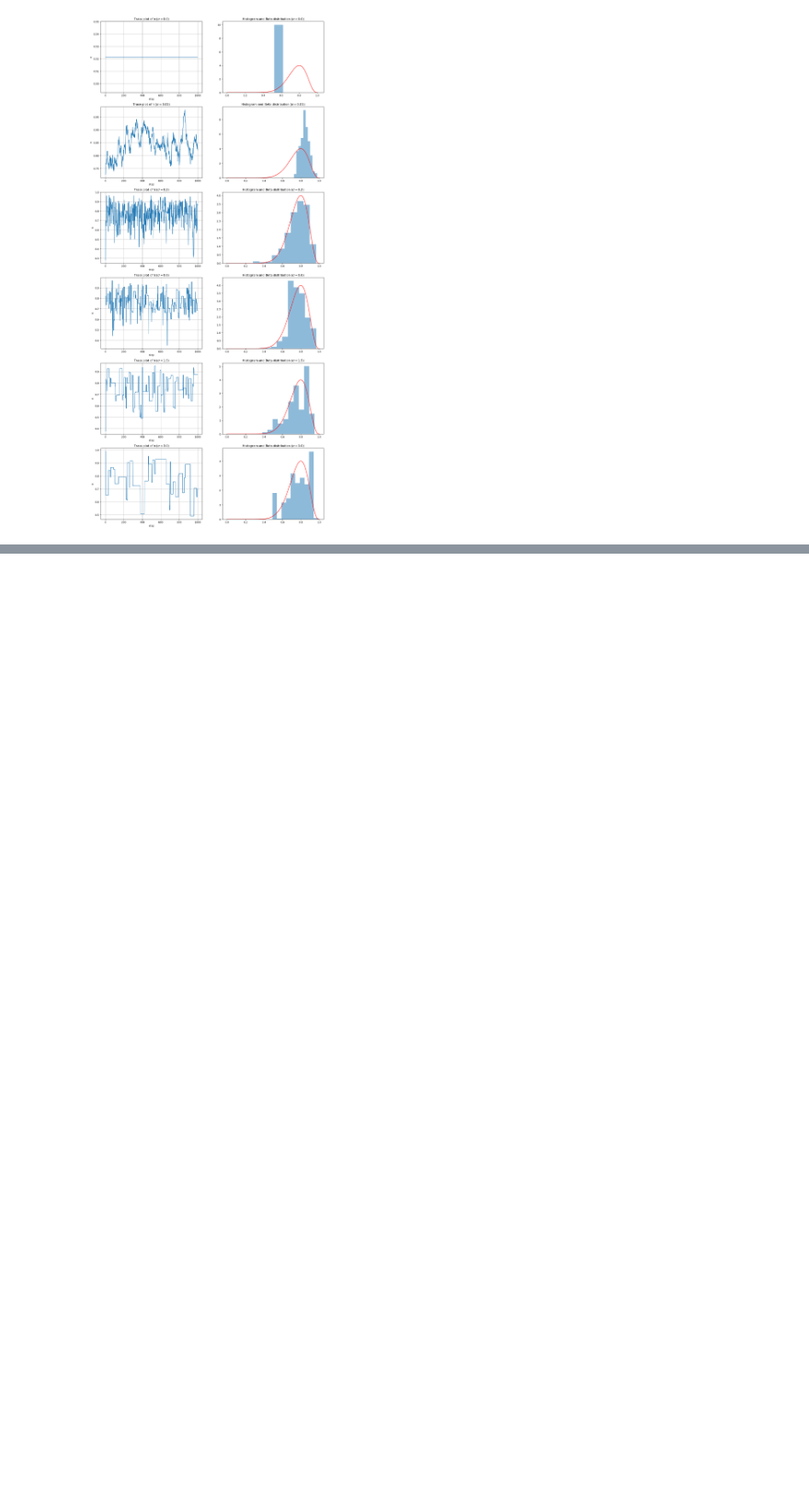
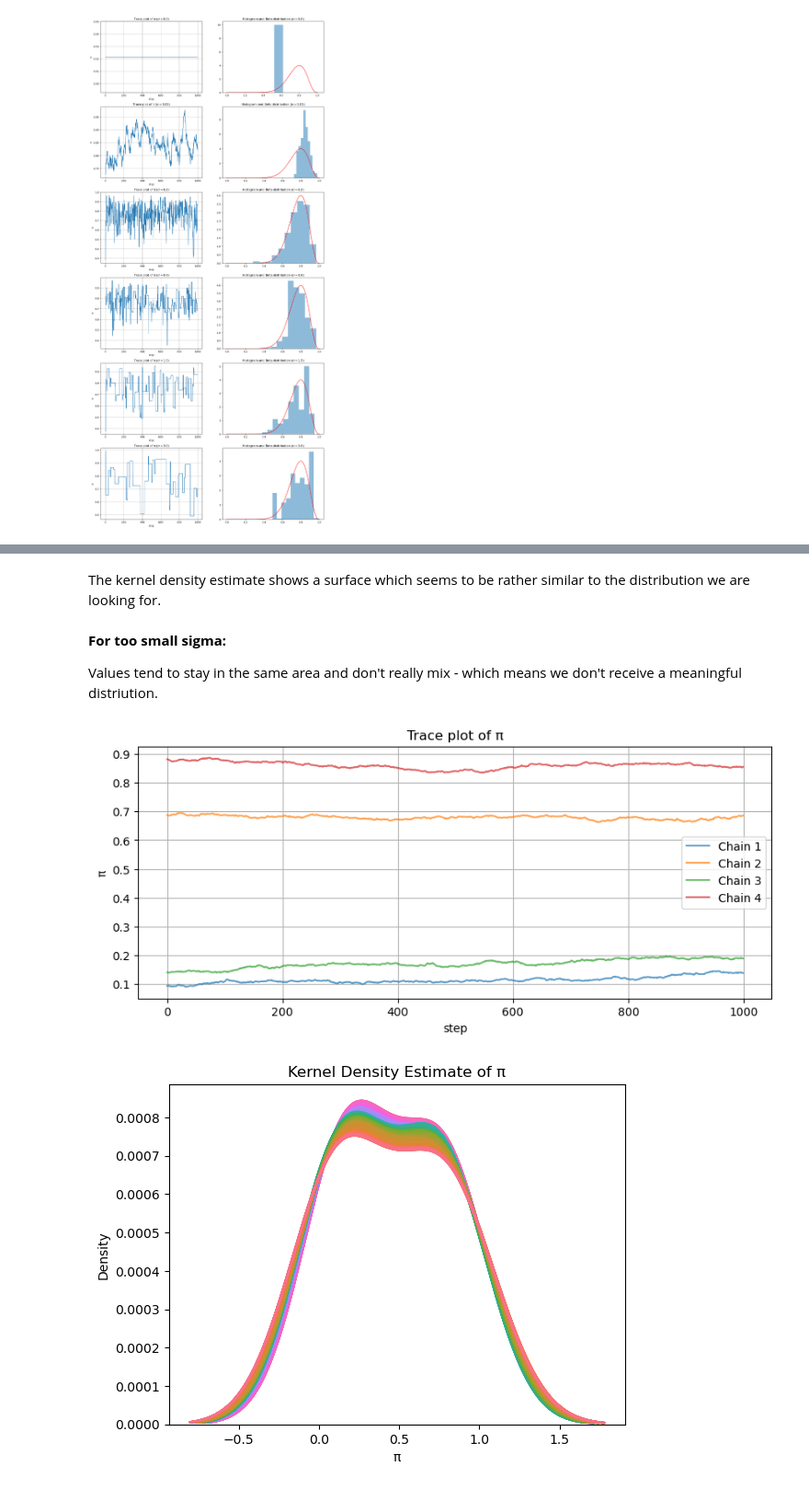
Before and after one commit to marbetschar/ZHAW-Bayesian-Machine-Learning-HS25, a Jupyter notebook: notebooks/week03/BML_Exercises_Week_03.ipynb, the cells around one changed output, grey strips where cells are left out. Shown at 92% size. Cells and saved outputs as stored; diff of their text form; code cells hidden in the pictures; blank space fills up the shorter version.

```diff
--- a/notebooks/week03/BML_Exercises_Week_03.ipynb
+++ b/notebooks/week03/BML_Exercises_Week_03.ipynb
@@ -198,0 +237,22 @@ for i, sigma in enumerate(sigmas):
+# %% [markdown]
+The kernel density estimate shows a surface which seems to be rather similar to the distribution we are looking for.
+# %% [markdown]
+**For too small sigma:**
+
+Values tend to stay in the same area and don't really mix - which means we don't receive a meaningful distriution.
+# %%
+n_chains = 4
+sigma = 0.001
+
+chains = metropolis(n_chains, 1000, alpha, beta, n, k, sigma)
+plot_trace(chains)
+plt.show()
+
+seaborn.kdeplot(chains, legend = False)
+plt.xlabel("π")
+plt.ylabel("Density")
+plt.title("Kernel Density Estimate of π")
+plt.show()
+# %% [output]
+[figure, added]
+[figure, added]
```
Also changed, not shown: parts of 23 cells of this notebook.
